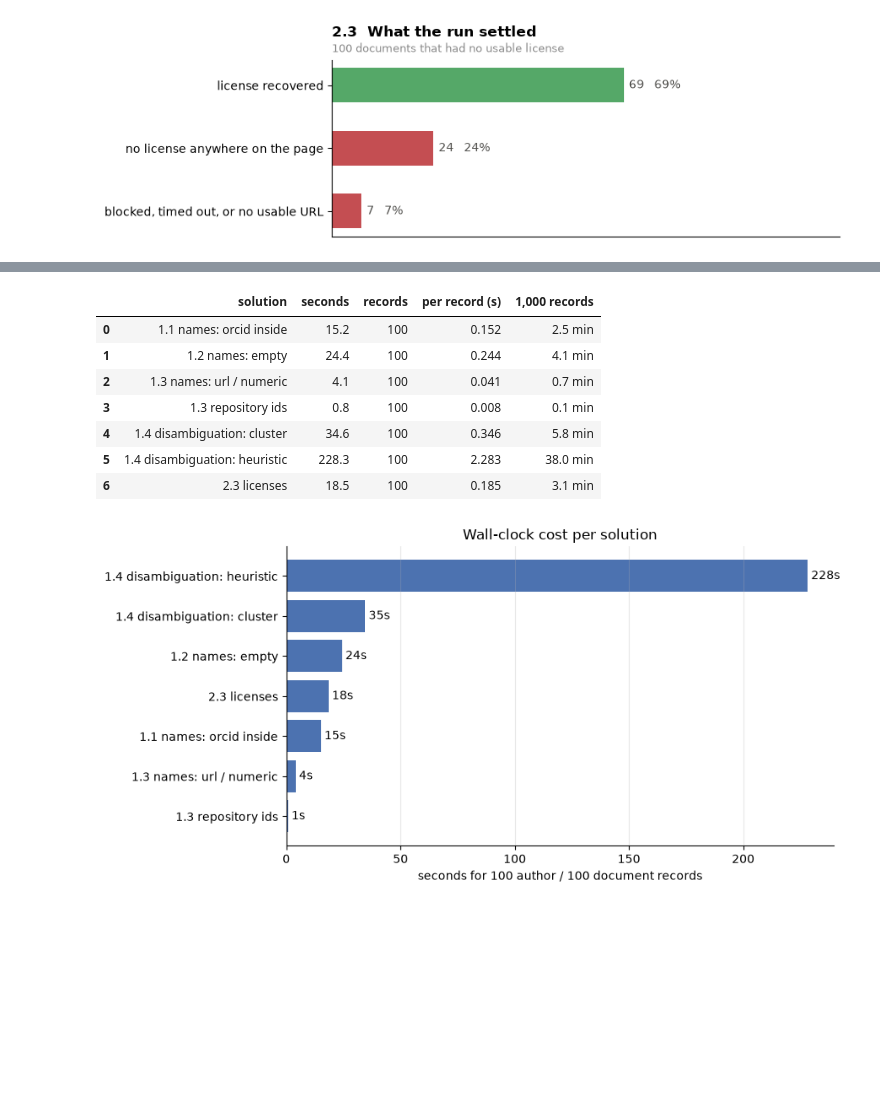
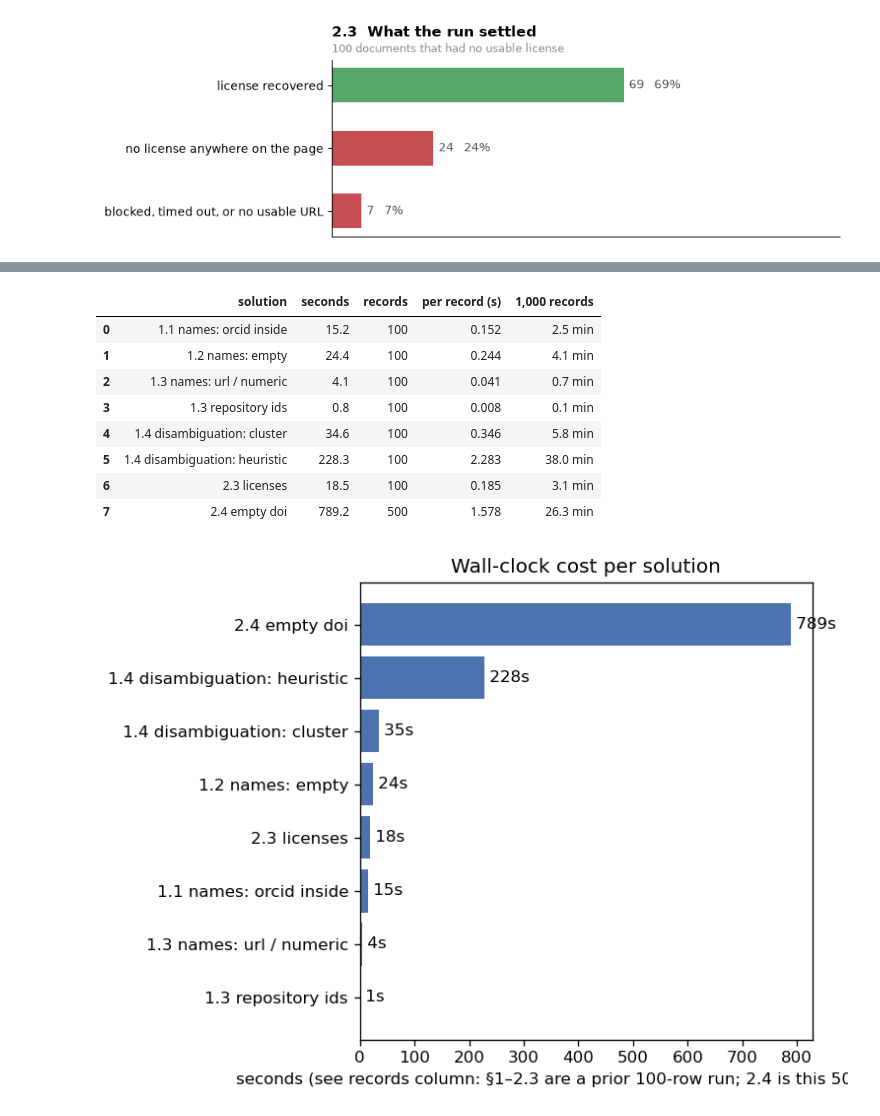
Before and after one commit to e-sdf/lumen-metadata-t43, a Jupyter notebook: main.ipynb, the cells around one changed output, grey strips where cells are left out. Drawn from its saved outputs; the diff is of its cells as text; code cells hidden in the pictures; blank space fills up the shorter version.

```diff
--- a/main.ipynb
+++ b/main.ipynb
@@ -28,6 +29,7 @@ from IPython.display import Markdown, display
 from src.es_helpers import last_query
 from src import pipelines
 from src.functions_license import build_license_query, count_elastic_documents
+from src.functions_doi import build_doi_query, count_elastic_doi_documents
 from src.functions_name import count_elastic_authors, NAME_FILTER_QUERIES
 
 # ============================================================================
@@ -36,6 +38,7 @@ from src.functions_name import count_elastic_authors, NAME_FILTER_QUERIES
 AUTHOR_NAME     = "Wang, Y."   # the name searched in the disambiguation subsection (1.4)
 AUTHOR_SAMPLE   = 500          # author profiles to pull per subsection  (1.1 - 1.4)
 DOCUMENT_SAMPLE = 500         # documents to pull for license recovery  (2.3)
+DOI_SAMPLE      = 500         # §2.4: same size as AUTHOR_SAMPLE / DOCUMENT_SAMPLE
 # ============================================================================
 
 TIMINGS = {}
@@ -1388,0 +1585,20 @@ stage_outcomes([
+# %%
+fig, ax = plt.subplots(figsize=(11.2, 2.4))
+ax.set_xlim(0, 11.2); ax.set_ylim(0, 2.4); ax.axis("off")
+steps = [
+    (0.15, "0  parse URL /\nidentifier"),
+    (2.35, "1  HAL / DOAJ\nAPI"),
+    (4.55, "2  OAI-PMH\ndc:identifier"),
+    (6.75, "3  HTML meta /\nJSON-LD"),
+    (8.95, "Crossref /\nDataCite"),
+]
+for i, (x, lab) in enumerate(steps):
+    ax.add_patch(plt.Rectangle((x, 0.55), 2.0, 1.35, facecolor="#f4f6f8",
+                               edgecolor=ALT if i == 4 else OK, linewidth=1.6))
+    ax.text(x + 1.0, 1.22, lab, ha="center", va="center", fontsize=8.5)
+    if i < 4:
+        ax.annotate("", xy=(steps[i + 1][0] - 0.02, 1.22), xytext=(x + 2.02, 1.22),
+                    arrowprops=dict(arrowstyle="->", color=OK, lw=1.4))
+ax.set_title("Empty-string DOI — recovery order (give up after Crossref/DataCite reject)",
+             loc="left", fontweight="bold", fontsize=11, pad=8)
+plt.tight_layout(); plt.show()
@@ -1394,28 +1832,34 @@ Measured on this run: `AUTHOR_SAMPLE` profiles for §1, `DOCUMENT_SAMPLE` docume
 # %%
 summary = pd.DataFrame({"solution": list(TIMINGS), "seconds": [round(v, 1) for v in TIMINGS.values()]})
-summary["records"] = [DOCUMENT_SAMPLE if s.startswith("2.") else AUTHOR_SAMPLE for s in summary["solution"]]
+summary["records"] = [
+    DOI_SAMPLE if s.startswith("2.4") else DOCUMENT_SAMPLE if s.startswith("2.") else AUTHOR_SAMPLE
+    for s in summary["solution"]
+]
 summary["per record (s)"] = (summary["seconds"] / summary["records"]).round(3)
 summary["1,000 records"] = (summary["per record (s)"] * 1000 / 60).round(1).astype(str) + " min"
 display(summary)
 
 fig, ax = plt.subplots()
 ordered = summary.sort_values("seconds")
 ax.barh(ordered["solution"], ordered["seconds"], color=OK)
-ax.set_xlabel(f"seconds for {AUTHOR_SAMPLE} author / {DOCUMENT_SAMPLE} document records"); ax.set_title("Wall-clock cost per solution")
+ax.set_xlabel(
+    f"seconds for {AUTHOR_SAMPLE} author / {DOCUMENT_SAMPLE} license / {DOI_SAMPLE} DOI records")
+ax.set_title("Wall-clock cost per solution")
 ax.grid(axis="y", visible=False)
 for i, v in enumerate(ordered["seconds"]):
     ax.text(v, i, f" {v:.0f}s", va="center")
 plt.tight_layout(); plt.show()
 # %% [output]
 |  | solution | seconds | records | per record (s) | 1,000 records |
 | 0 | 1.1 names: orcid inside | 15.2 | 100 | 0.152 | 2.5 min |
 | 1 | 1.2 names: empty | 24.4 | 100 | 0.244 | 4.1 min |
 | 2 | 1.3 names: url / numeric | 4.1 | 100 | 0.041 | 0.7 min |
 | 3 | 1.3 repository ids | 0.8 | 100 | 0.008 | 0.1 min |
 | 4 | 1.4 disambiguation: cluster | 34.6 | 100 | 0.346 | 5.8 min |
 | 5 | 1.4 disambiguation: heuristic | 228.3 | 100 | 2.283 | 38.0 min |
 | 6 | 2.3 licenses | 18.5 | 100 | 0.185 | 3.1 min |
+| 7 | 2.4 empty doi | 789.2 | 500 | 1.578 | 26.3 min |
-[figure, old version]
+[figure, new version]
 # %% [markdown]
 ### What dominates each timing
 
```
Also changed, not shown: parts of 19 cells of this notebook, 9 other files.
